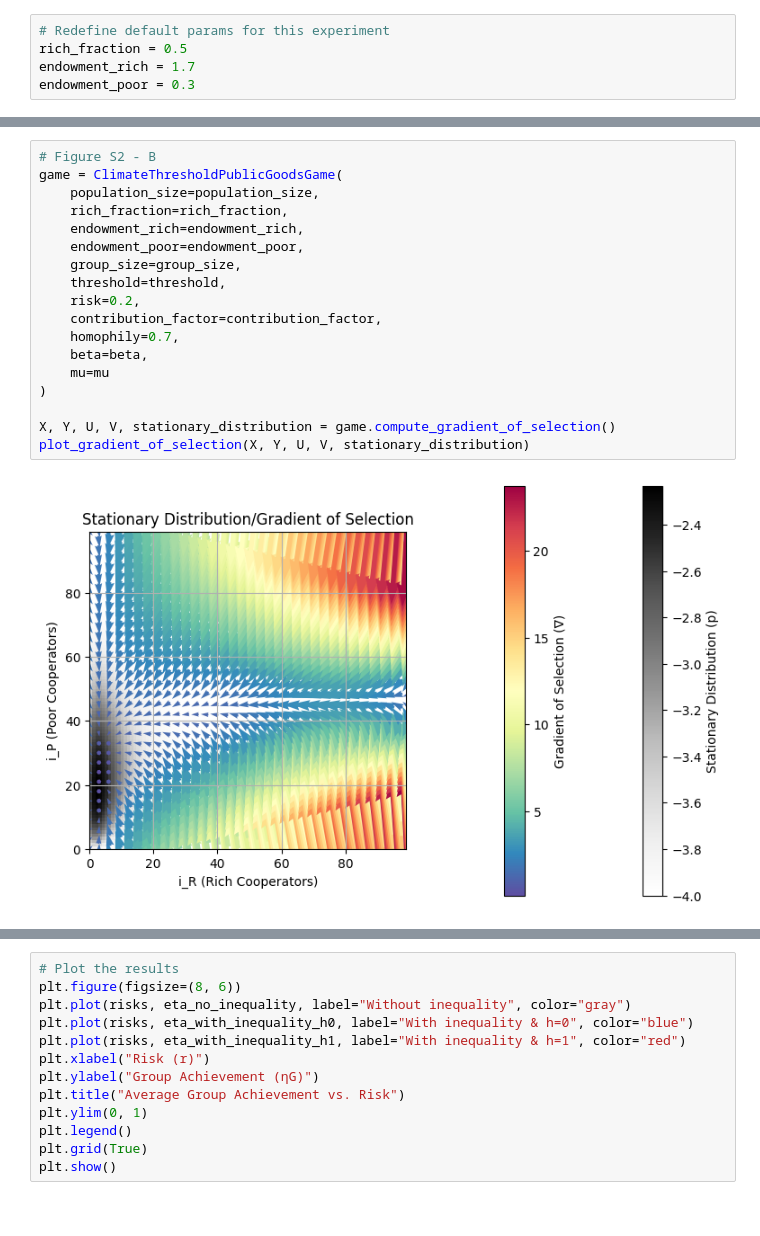
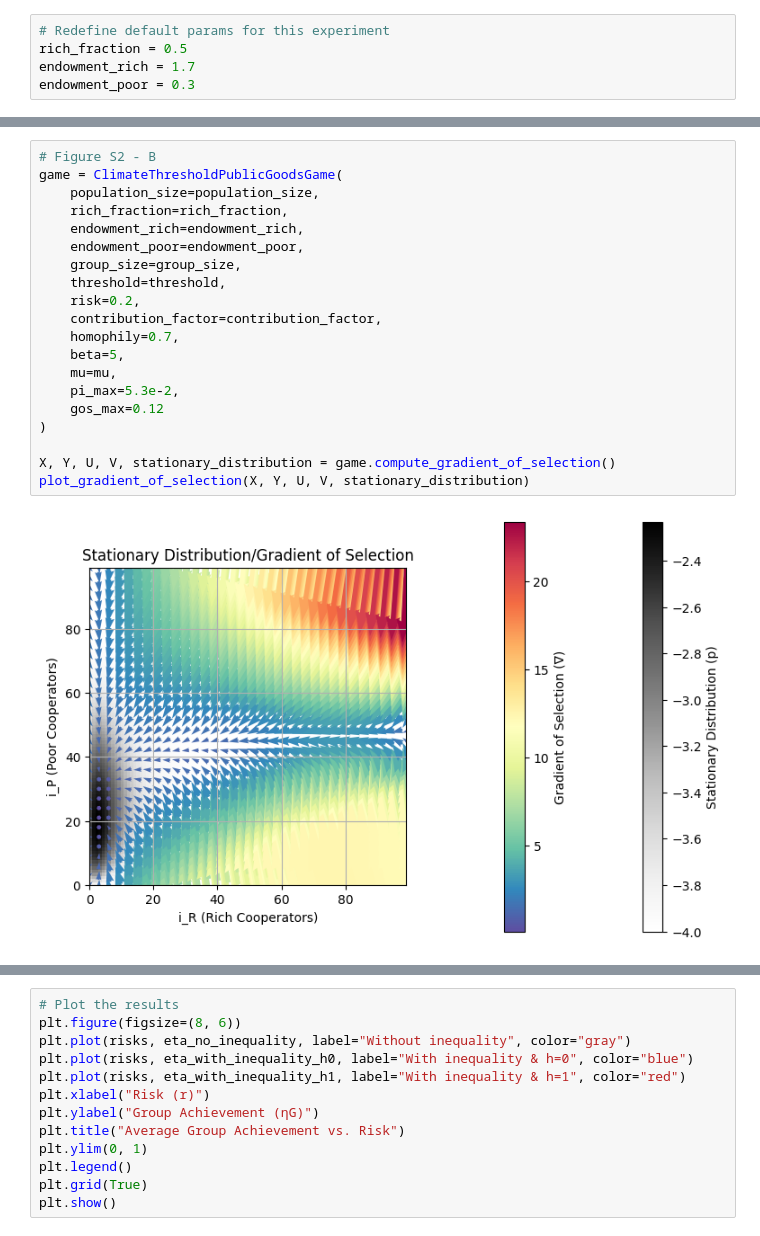
Before and after one commit to sid2364/climate-policies-under-wealth-inequity, a Jupyter notebook: Climate_policies_under_wealth_inequality.ipynb, the cells around one changed output, grey strips where cells are left out. Drawn from its saved outputs; the diff is of its cells as text.

Commit message:
some more Z_R = Z_P graphs

```diff
--- a/Climate_policies_under_wealth_inequality.ipynb
+++ b/Climate_policies_under_wealth_inequality.ipynb
@@ -1084,23 +1100,25 @@ plot_gradient_of_selection(X, Y, U, V, stationary_distribution)
 # %%
 # Figure S2 - B
 game = ClimateThresholdPublicGoodsGame(
     population_size=population_size,
     rich_fraction=rich_fraction,
     endowment_rich=endowment_rich,
     endowment_poor=endowment_poor,
     group_size=group_size,
     threshold=threshold,
     risk=0.2,
     contribution_factor=contribution_factor,
     homophily=0.7,
-    beta=beta,
-    mu=mu
+    beta=5,
+    mu=mu,
+    pi_max=5.3e-2,
+    gos_max=0.12
 )
 
 X, Y, U, V, stationary_distribution = game.compute_gradient_of_selection()
 plot_gradient_of_selection(X, Y, U, V, stationary_distribution)
 # %% [output]
-[figure, old version]
+[figure, new version]
 # %%
 # Figure S2 - C
 game = ClimateThresholdPublicGoodsGame(
```
Also changed, not shown: parts of 14 cells of this notebook.
